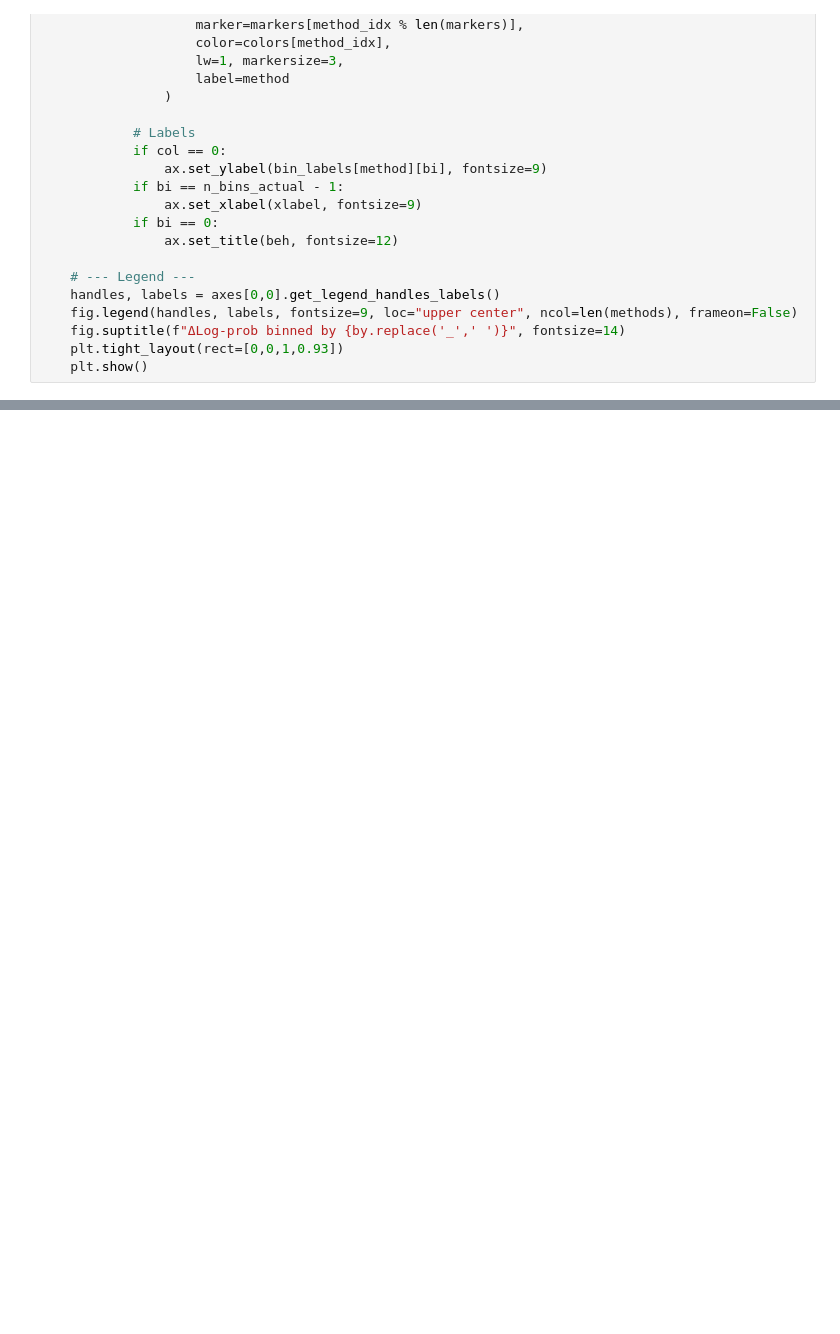
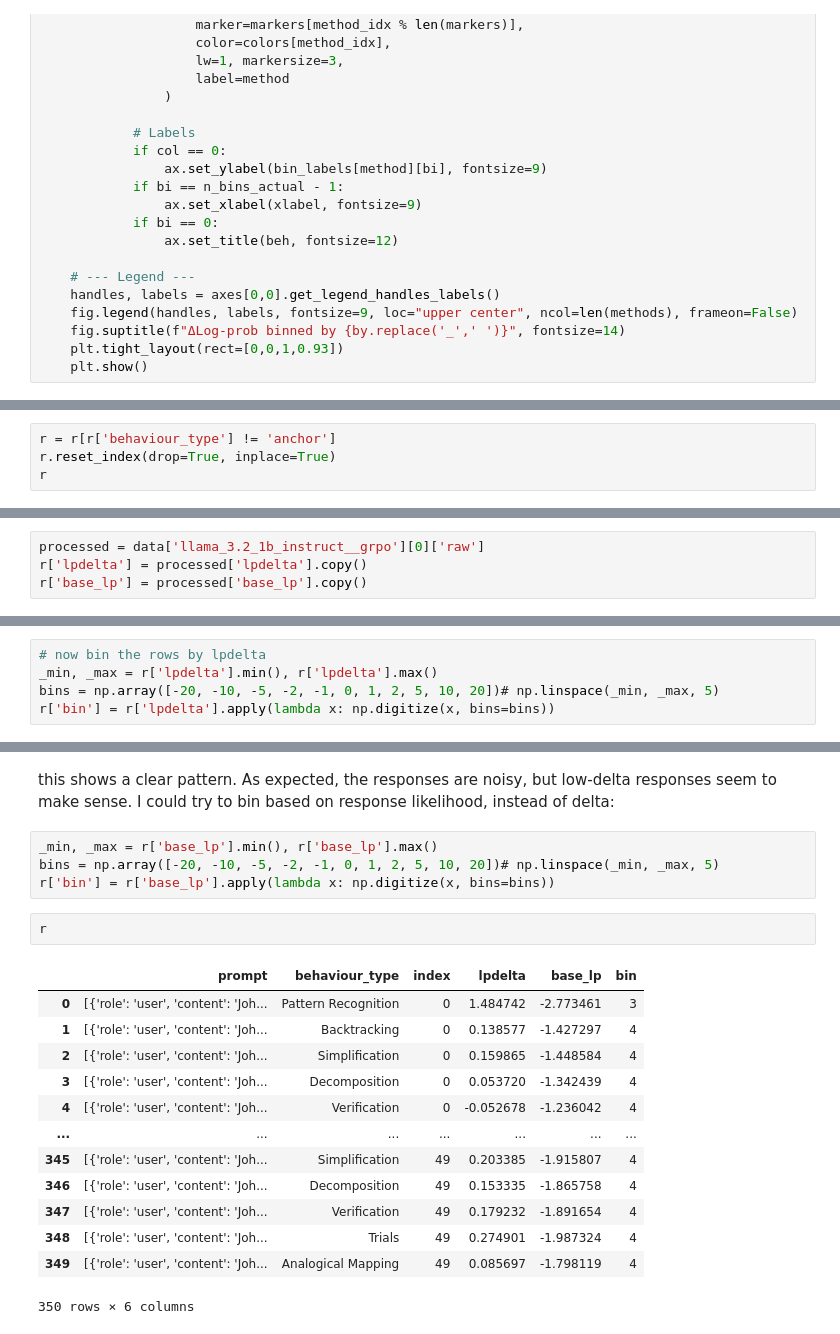
Before and after one commit to rfechner/verl, a Jupyter notebook: workspace/plots/exp03_exp06_vizualizations_delta_logprobs_bins.ipynb, the cells around one changed output, grey strips where cells are left out. Drawn from its saved outputs; the diff is of its cells as text; blank space fills up the shorter version.

```diff
--- a/workspace/plots/exp03_exp06_vizualizations_delta_logprobs_bins.ipynb
+++ b/workspace/plots/exp03_exp06_vizualizations_delta_logprobs_bins.ipynb
@@ -459,0 +532,4 @@ plot_bin(data, by='delta', n_bins=3)
+# %%
+r = r[r['behaviour_type'] != 'anchor']
+r.reset_index(drop=True, inplace=True)
+r
@@ -459,0 +552,4 @@ plot_bin(data, by='delta', n_bins=3)
+# %%
+processed = data['llama_3.2_1b_instruct__grpo'][0]['raw']
+r['lpdelta'] = processed['lpdelta'].copy()
+r['base_lp'] = processed['base_lp'].copy()
@@ -459,0 +573,5 @@ plot_bin(data, by='delta', n_bins=3)
+# %%
+# now bin the rows by lpdelta
+_min, _max = r['lpdelta'].min(), r['lpdelta'].max()
+bins = np.array([-20, -10, -5, -2, -1, 0, 1, 2, 5, 10, 20])# np.linspace(_min, _max, 5)
+r['bin'] = r['lpdelta'].apply(lambda x: np.digitize(x, bins=bins))
@@ -459,0 +616,22 @@ plot_bin(data, by='delta', n_bins=3)
+# %% [markdown]
+this shows a clear pattern. As expected, the responses are noisy, but low-delta responses seem to make sense. I could try to bin based on response likelihood, instead of delta:
+# %%
+_min, _max = r['base_lp'].min(), r['base_lp'].max()
+bins = np.array([-20, -10, -5, -2, -1, 0, 1, 2, 5, 10, 20])# np.linspace(_min, _max, 5)
+r['bin'] = r['base_lp'].apply(lambda x: np.digitize(x, bins=bins))
+# %%
+r
+# %% [output]
+|  | prompt | behaviour_type | index | lpdelta | base_lp | bin |
+| 0 | [{'role': 'user', 'content': 'Joh... | Pattern Recognition | 0 | 1.484742 | -2.773461 | 3 |
+| 1 | [{'role': 'user', 'content': 'Joh... | Backtracking | 0 | 0.138577 | -1.427297 | 4 |
+| 2 | [{'role': 'user', 'content': 'Joh... | Simplification | 0 | 0.159865 | -1.448584 | 4 |
+| 3 | [{'role': 'user', 'content': 'Joh... | Decomposition | 0 | 0.053720 | -1.342439 | 4 |
+| 4 | [{'role': 'user', 'content': 'Joh... | Verification | 0 | -0.052678 | -1.236042 | 4 |
+| ... | ... | ... | ... | ... | ... | ... |
+| 345 | [{'role': 'user', 'content': 'Joh... | Simplification | 49 | 0.203385 | -1.915807 | 4 |
+| 346 | [{'role': 'user', 'content': 'Joh... | Decomposition | 49 | 0.153335 | -1.865758 | 4 |
+| 347 | [{'role': 'user', 'content': 'Joh... | Verification | 49 | 0.179232 | -1.891654 | 4 |
+| 348 | [{'role': 'user', 'content': 'Joh... | Trials | 49 | 0.274901 | -1.987324 | 4 |
+| 349 | [{'role': 'user', 'content': 'Joh... | Analogical Mapping | 49 | 0.085697 | -1.798119 | 4 |
+350 rows × 6 columns
```
Also changed, not shown: parts of 20 cells of this notebook, 20 other files.
